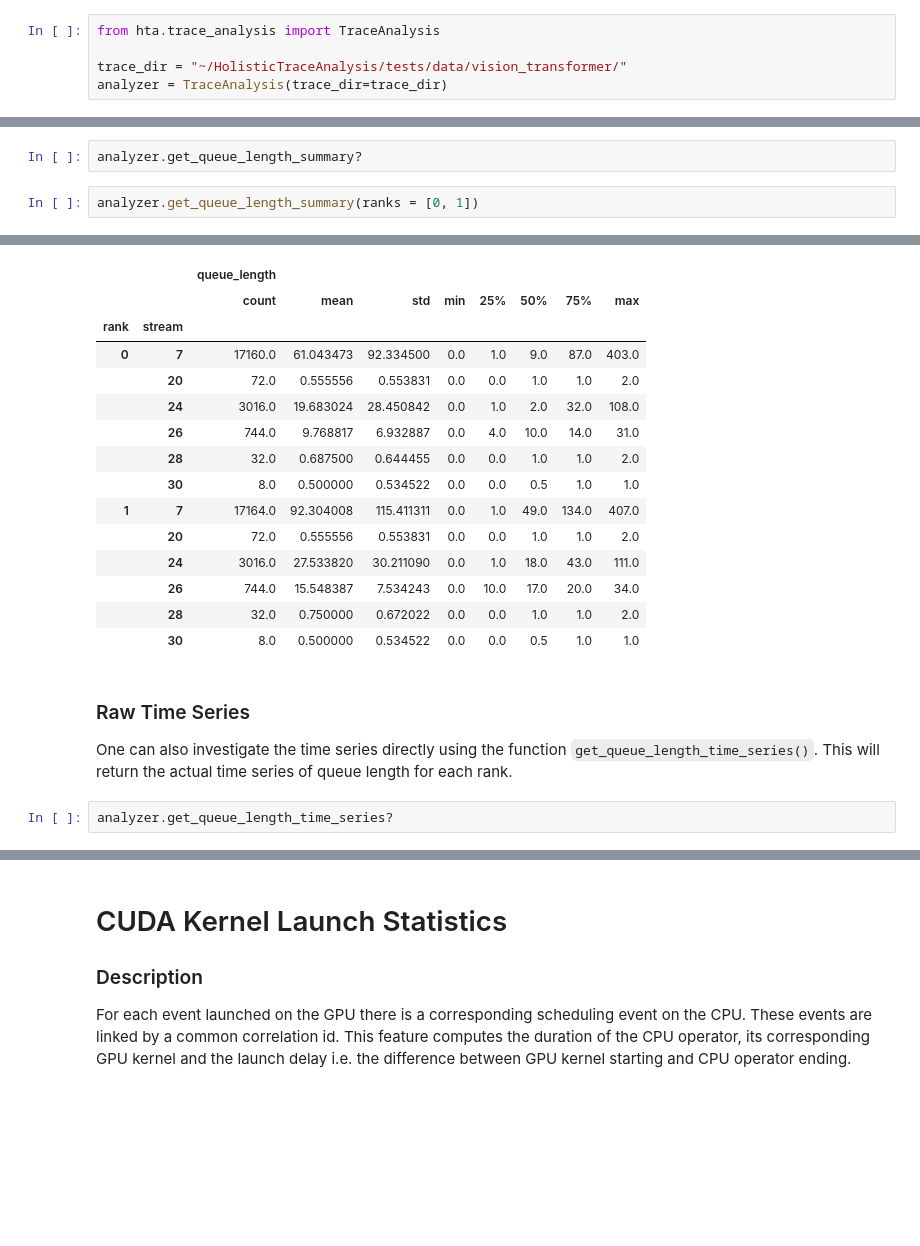
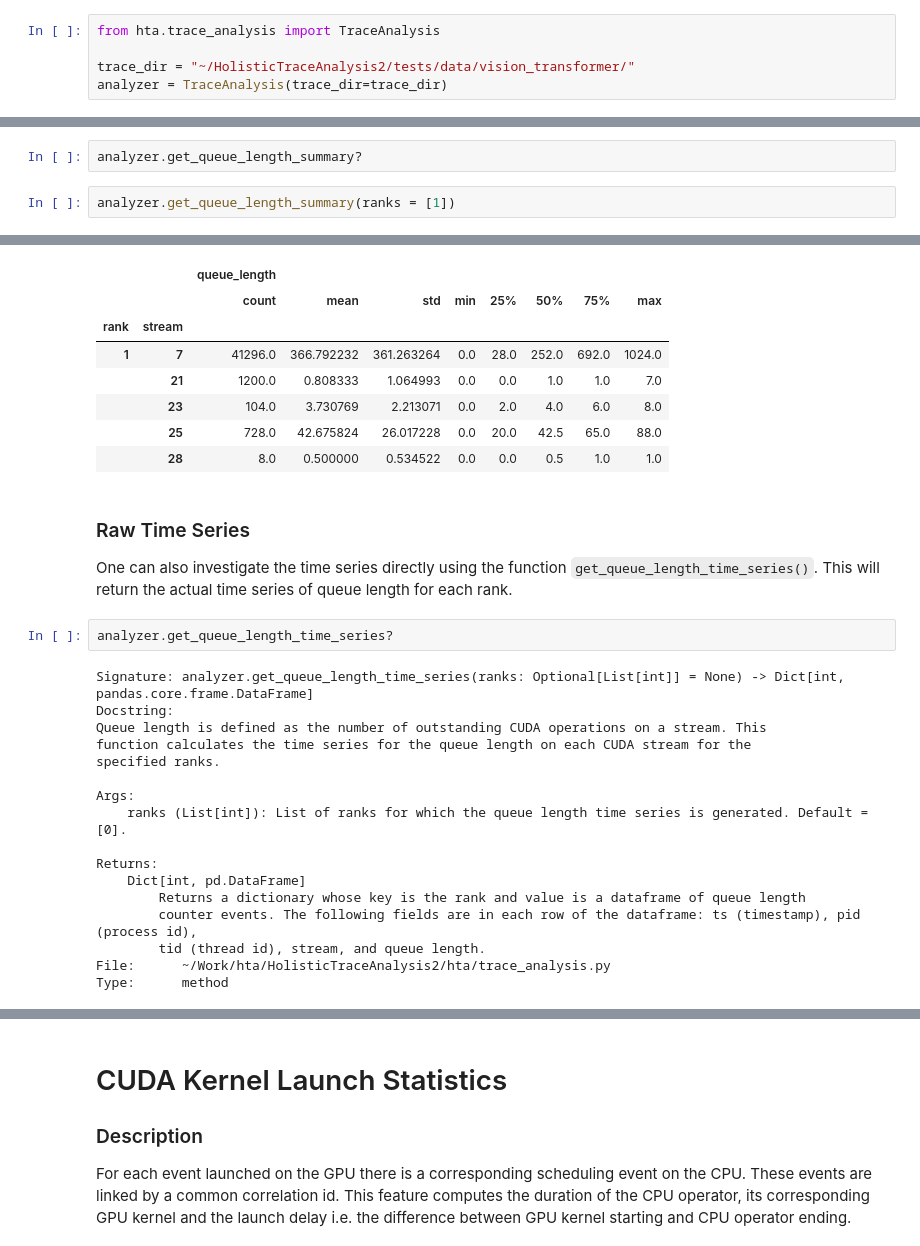
Before and after one commit to facebookresearch/HolisticTraceAnalysis, a Jupyter notebook: examples/trace_analysis_demo.ipynb, the cells around one changed output, grey strips where cells are left out. Drawn from its saved outputs; the diff is of its cells as text; blank space fills up the shorter version.

```diff
--- a/examples/trace_analysis_demo.ipynb
+++ b/examples/trace_analysis_demo.ipynb
@@ -11,5 +11,5 @@ In this demo we use 8 trace files. To run this demo notebook on your laptop
 # %%
 from hta.trace_analysis import TraceAnalysis
 
-trace_dir = "~/HolisticTraceAnalysis/tests/data/vision_transformer/"
+trace_dir = "~/HolisticTraceAnalysis2/tests/data/vision_transformer/"
 analyzer = TraceAnalysis(trace_dir=trace_dir)
@@ -251,5 +285,5 @@ The `get_queue_length_summary()` method returns a dataframe with statistics such
 # %%
 analyzer.get_queue_length_summary?
 # %%
-analyzer.get_queue_length_summary(ranks = [0, 1])
+analyzer.get_queue_length_summary(ranks = [1])
 # %% [output]
@@ -257,22 +291,32 @@ analyzer.get_queue_length_summary(ranks = [0, 1])
 |  |  | queue_length |  |  |  |  |  |  |  |
 |  |  | count | mean | std | min | 25% | 50% | 75% | max |
 | rank | stream |  |  |  |  |  |  |  |  |
-| 0 | 7 | 17160.0 | 61.043473 | 92.334500 | 0.0 | 1.0 | 9.0 | 87.0 | 403.0 |
-|  | 20 | 72.0 | 0.555556 | 0.553831 | 0.0 | 0.0 | 1.0 | 1.0 | 2.0 |
-|  | 24 | 3016.0 | 19.683024 | 28.450842 | 0.0 | 1.0 | 2.0 | 32.0 | 108.0 |
-|  | 26 | 744.0 | 9.768817 | 6.932887 | 0.0 | 4.0 | 10.0 | 14.0 | 31.0 |
-|  | 28 | 32.0 | 0.687500 | 0.644455 | 0.0 | 0.0 | 1.0 | 1.0 | 2.0 |
-|  | 30 | 8.0 | 0.500000 | 0.534522 | 0.0 | 0.0 | 0.5 | 1.0 | 1.0 |
-| 1 | 7 | 17164.0 | 92.304008 | 115.411311 | 0.0 | 1.0 | 49.0 | 134.0 | 407.0 |
-|  | 20 | 72.0 | 0.555556 | 0.553831 | 0.0 | 0.0 | 1.0 | 1.0 | 2.0 |
-|  | 24 | 3016.0 | 27.533820 | 30.211090 | 0.0 | 1.0 | 18.0 | 43.0 | 111.0 |
-|  | 26 | 744.0 | 15.548387 | 7.534243 | 0.0 | 10.0 | 17.0 | 20.0 | 34.0 |
-|  | 28 | 32.0 | 0.750000 | 0.672022 | 0.0 | 0.0 | 1.0 | 1.0 | 2.0 |
-|  | 30 | 8.0 | 0.500000 | 0.534522 | 0.0 | 0.0 | 0.5 | 1.0 | 1.0 |
+| 1 | 7 | 41296.0 | 366.792232 | 361.263264 | 0.0 | 28.0 | 252.0 | 692.0 | 1024.0 |
+|  | 21 | 1200.0 | 0.808333 | 1.064993 | 0.0 | 0.0 | 1.0 | 1.0 | 7.0 |
+|  | 23 | 104.0 | 3.730769 | 2.213071 | 0.0 | 2.0 | 4.0 | 6.0 | 8.0 |
+|  | 25 | 728.0 | 42.675824 | 26.017228 | 0.0 | 20.0 | 42.5 | 65.0 | 88.0 |
+|  | 28 | 8.0 | 0.500000 | 0.534522 | 0.0 | 0.0 | 0.5 | 1.0 | 1.0 |
 # %% [markdown]
 ### Raw Time Series
 One can also investigate the time series directly using the function `get_queue_length_time_series()`.
 This will return the actual time series of queue length for each rank.
 # %%
 analyzer.get_queue_length_time_series?
+# %% [output]
+Signature: analyzer.get_queue_length_time_series(ranks: Optional[List[int]] = None) -> Dict[int, pandas.core.frame.DataFrame]
+Docstring:
+Queue length is defined as the number of outstanding CUDA operations on a stream. This
+function calculates the time series for the queue length on each CUDA stream for the
+specified ranks.
+
+Args:
+    ranks (List[int]): List of ranks for which the queue length time series is generated. Default = [0].
+
+Returns:
+    Dict[int, pd.DataFrame]
+        Returns a dictionary whose key is the rank and value is a dataframe of queue length
+        counter events. The following fields are in each row of the dataframe: ts (timestamp), pid (process id),
+        tid (thread id), stream, and queue length.
+File:      ~/Work/hta/HolisticTraceAnalysis2/hta/trace_analysis.py
+Type:      method
 # %%
```
Also changed, not shown: parts of 9 cells of this notebook, 6 other files.
